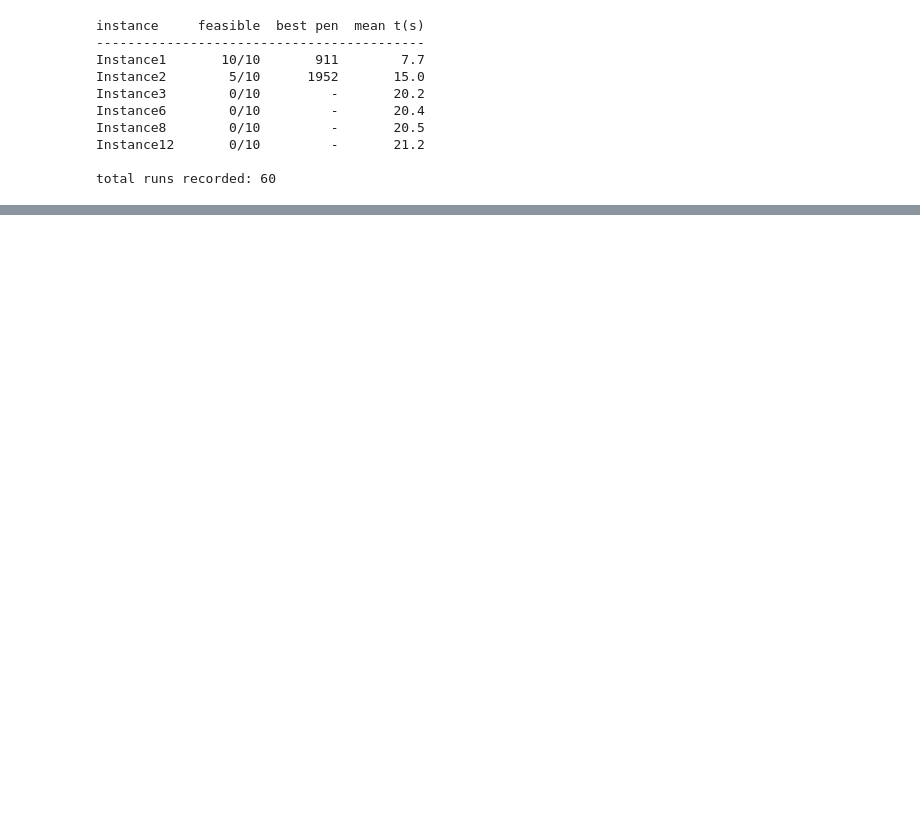
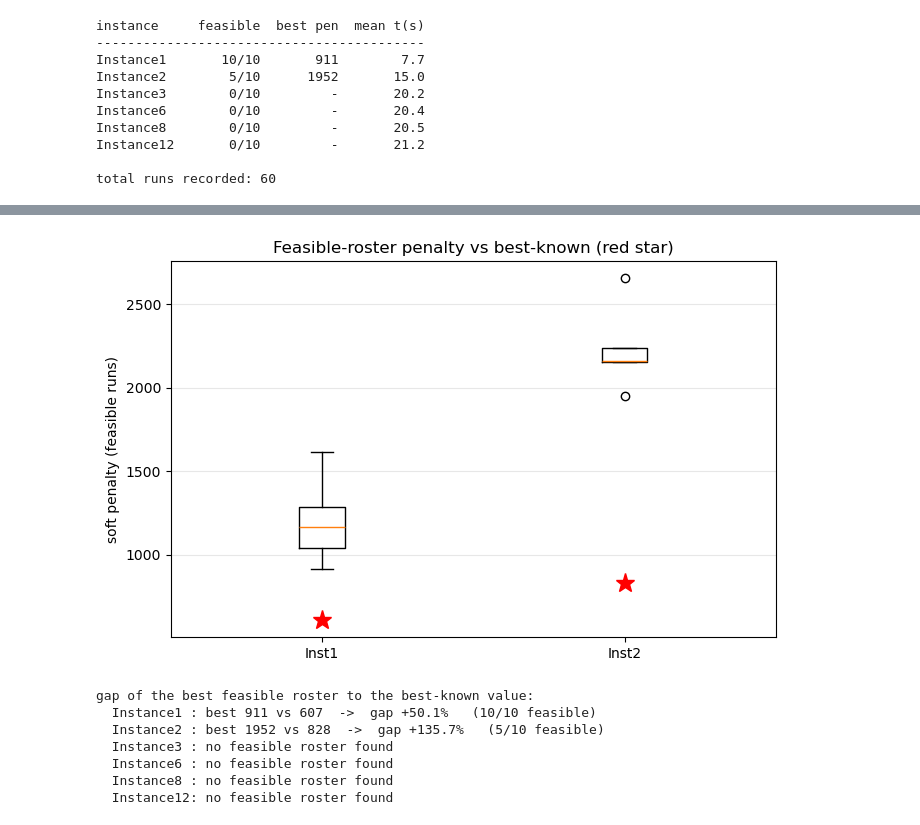
Before and after one commit to DhammikaKekulawala/IT5082_Optimization_Methods_Programming__Assignment, a Jupyter notebook: 02_ga.ipynb, the cells around one changed output, grey strips where cells are left out. Drawn from its saved outputs; the diff is of its cells as text; code cells hidden in the pictures; blank space fills up the shorter version.

```diff
--- a/02_ga.ipynb
+++ b/02_ga.ipynb
@@ -551,0 +619,34 @@ total runs recorded: 60
+# %%
+# 5.3 Quality of feasible rosters against the best-known values
+feas_pen = {n: [float(x["penalty"]) for x in rows
+                if x["instance"] == f"Instance{n}" and x["feasible"] == "True"] for n in NUMS}
+have = [n for n in NUMS if feas_pen[n]]
+
+plt.figure(figsize=(7, 4.5))
+plt.boxplot([feas_pen[n] for n in have], labels=[f"Inst{n}" for n in have])
+for i, n in enumerate(have, start=1):
+    plt.plot(i, BEST_KNOWN[n], marker="*", color="red", markersize=14, linestyle="None")
+plt.ylabel("soft penalty (feasible runs)")
+plt.title("Feasible-roster penalty vs best-known (red star)")
+plt.grid(axis="y", alpha=0.3)
+plt.tight_layout()
+plt.savefig("results/ga_penalty_boxplots.png", dpi=200)
+plt.show()
+
+print("gap of the best feasible roster to the best-known value:")
+for n in NUMS:
+    if feas_pen[n]:
+        best = min(feas_pen[n])
+        gap = 100 * (best - BEST_KNOWN[n]) / BEST_KNOWN[n]
+        print(f"  Instance{n:<2}: best {best:.0f} vs {BEST_KNOWN[n]}  ->  gap {gap:+.1f}%   ({len(feas_pen[n])}/10 feasible)")
+    else:
+        print(f"  Instance{n:<2}: no feasible roster found")
+# %% [output]
+[figure, added]
+gap of the best feasible roster to the best-known value:
+  Instance1 : best 911 vs 607  ->  gap +50.1%   (10/10 feasible)
+  Instance2 : best 1952 vs 828  ->  gap +135.7%   (5/10 feasible)
+  Instance3 : no feasible roster found
+  Instance6 : no feasible roster found
+  Instance8 : no feasible roster found
+  Instance12: no feasible roster found
```
Also changed, not shown: parts of 7 cells of this notebook, 4 other files.
